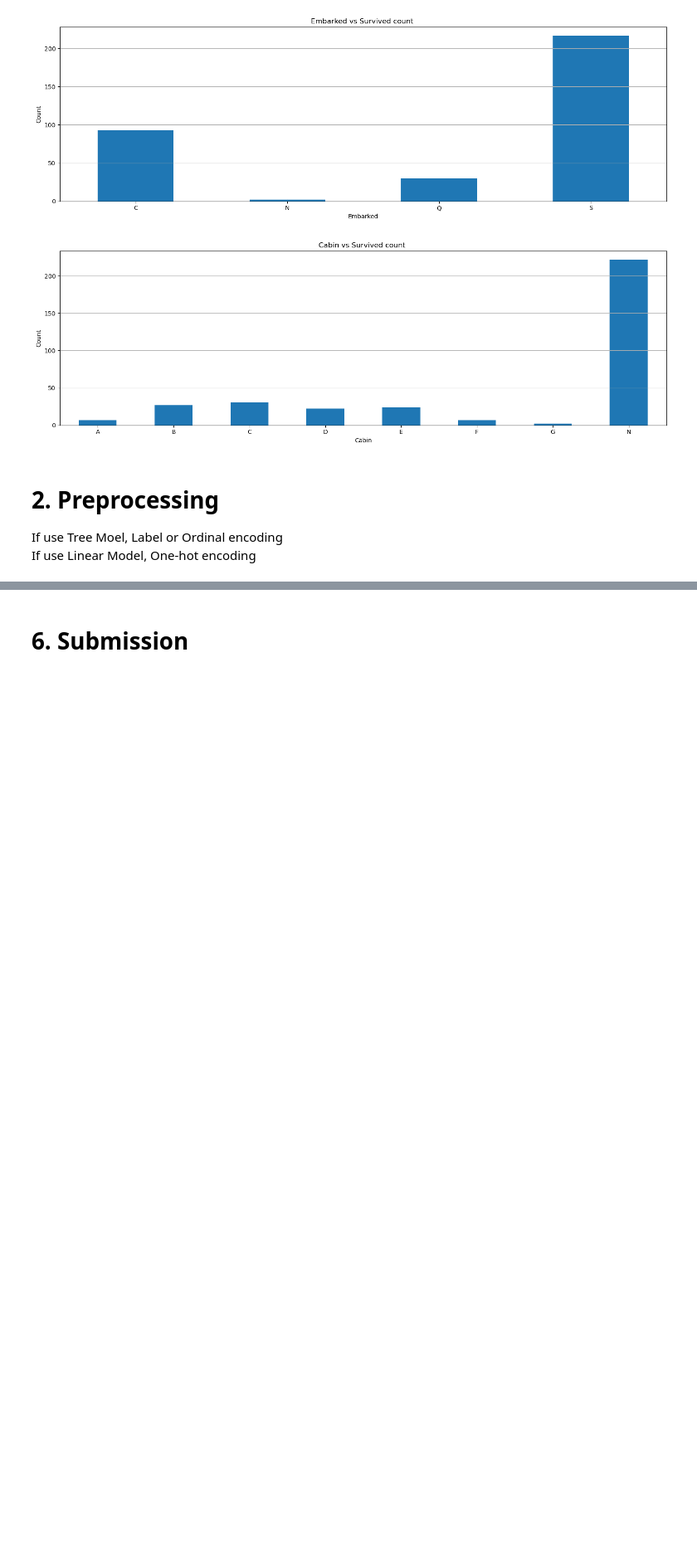
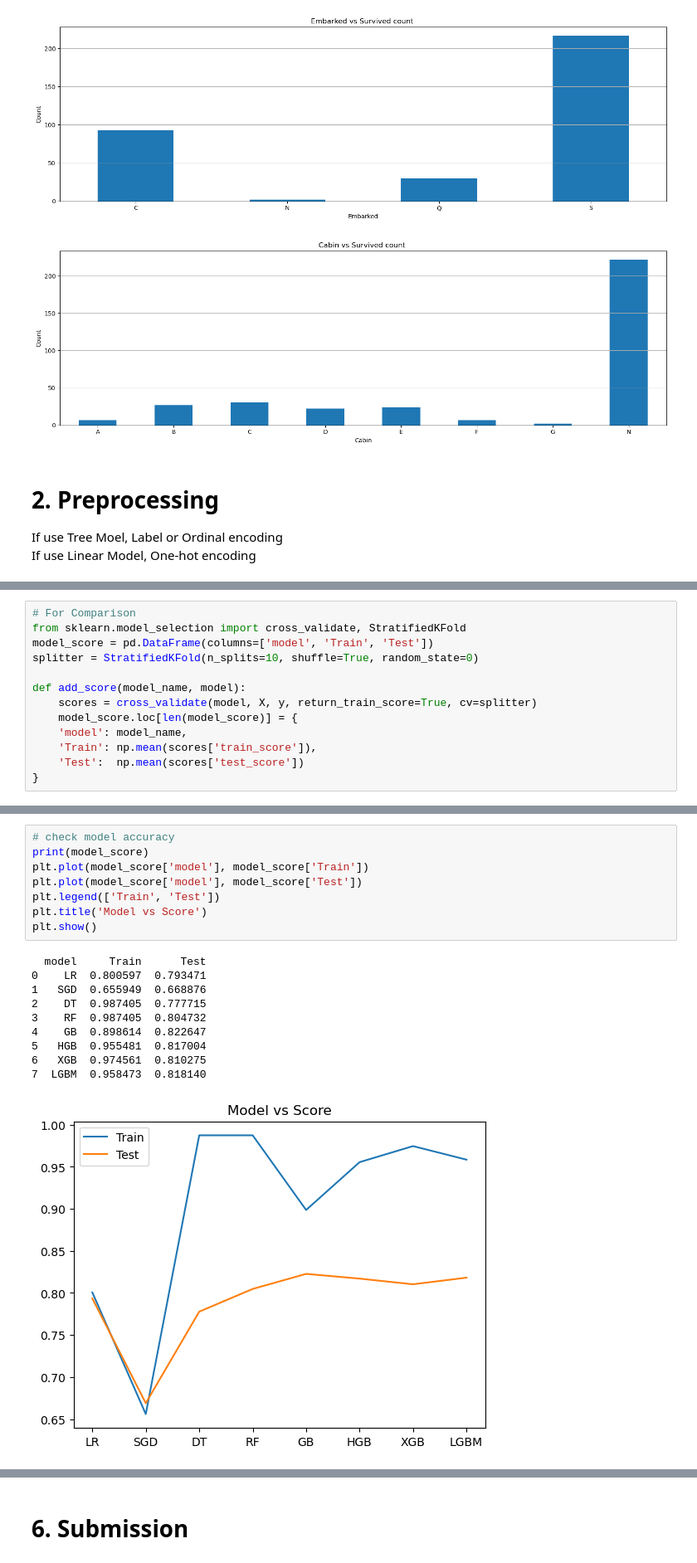
Before and after one commit to AndaCondaa/AI_Competition, a Jupyter notebook: Kaggle_Titanic/Titanic.ipynb, the cells around one changed output, grey strips where cells are left out. Shown at 83% size. Saved outputs shown, nothing was run; the diff lists cells and outputs as text; blank space fills up the shorter version.

```diff
--- a/Kaggle_Titanic/Titanic.ipynb
+++ b/Kaggle_Titanic/Titanic.ipynb
@@ -349,0 +174,13 @@ plt.show()
+# %%
+# For Comparison
+from sklearn.model_selection import cross_validate, StratifiedKFold
+model_score = pd.DataFrame(columns=['model', 'Train', 'Test'])
+splitter = StratifiedKFold(n_splits=10, shuffle=True, random_state=0)
+
+def add_score(model_name, model):
+    scores = cross_validate(model, X, y, return_train_score=True, cv=splitter)
+    model_score.loc[len(model_score)] = {
+    'model': model_name,
+    'Train': np.mean(scores['train_score']),
+    'Test':  np.mean(scores['test_score'])
+}
@@ -350 +237,20 @@ plt.show()
+# %%
+# check model accuracy
+print(model_score)
+plt.plot(model_score['model'], model_score['Train'])
+plt.plot(model_score['model'], model_score['Test'])
+plt.legend(['Train', 'Test'])
+plt.title('Model vs Score')
+plt.show()
+# %% [output]
+  model     Train      Test
+0    LR  0.800597  0.793471
+1   SGD  0.655949  0.668876
+2    DT  0.987405  0.777715
+3    RF  0.987405  0.804732
+4    GB  0.898614  0.822647
+5   HGB  0.955481  0.817004
+6   XGB  0.974561  0.810275
+7  LGBM  0.958473  0.818140
+[figure, added]
 # %% [markdown]
```
Also changed, not shown: parts of 24 cells of this notebook, 1 other file.
